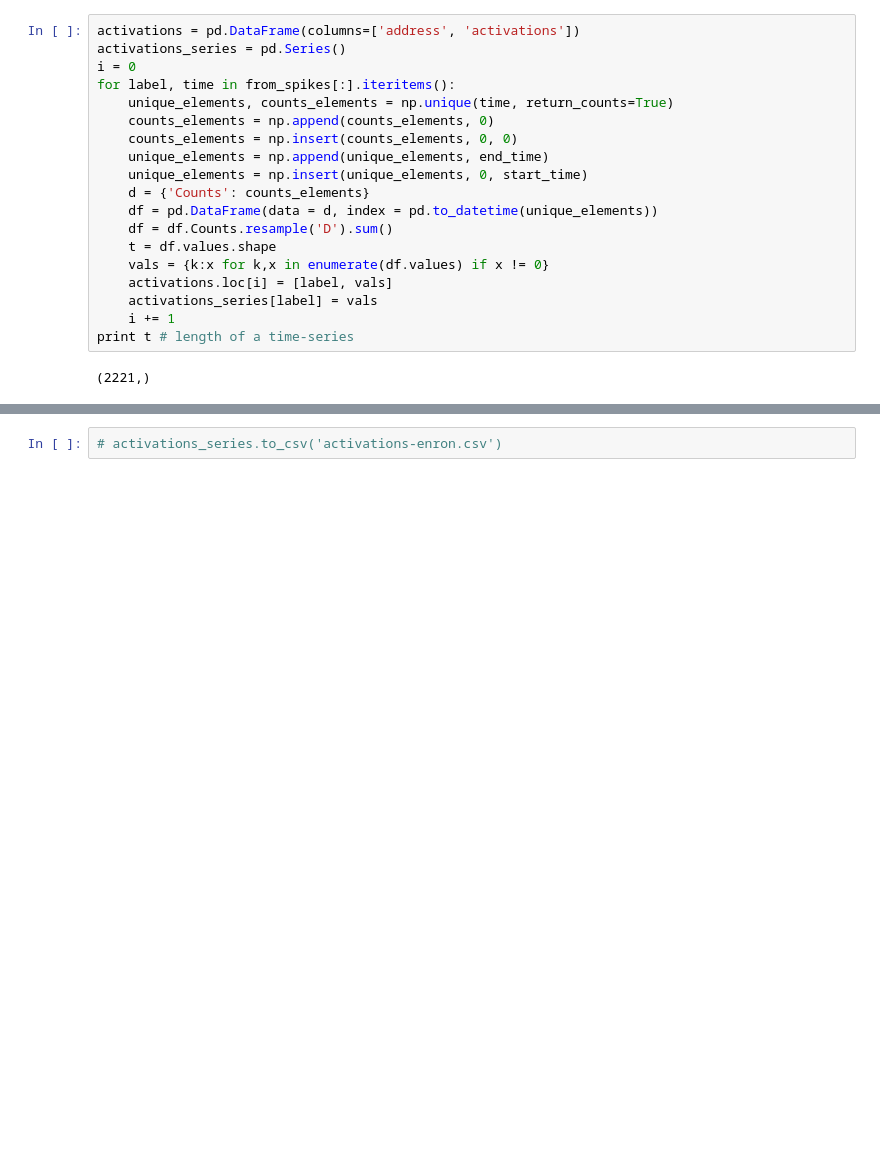
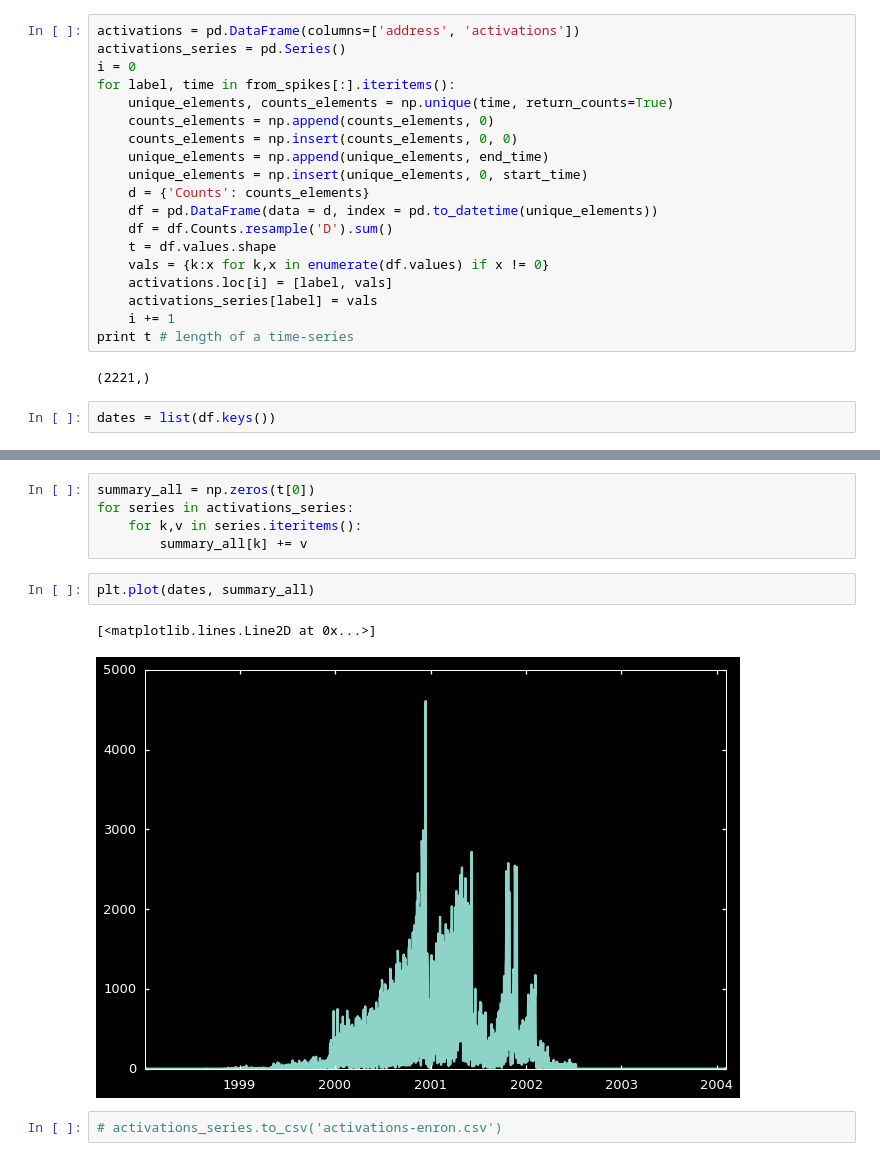
Before and after one commit to mizvol/enron-email-network-analysis, a Jupyter notebook: Enron-graph.ipynb, the cells around one changed output, grey strips where cells are left out. Drawn from its saved outputs; the diff is of its cells as text; blank space fills up the shorter version.

Commit message:
Summary statistics per cluster

```diff
--- a/Enron-graph.ipynb
+++ b/Enron-graph.ipynb
@@ -141,6 +141,8 @@ for label, time in from_spikes[:].iteritems():
 print t # length of a time-series
 # %% [output]
 (2221,)
+# %%
+dates = list(df.keys())
 # %%
 #December
 
@@ -173,6 +175,16 @@ plt.axvline(x= '2001-08-31 00:00:00', color='r', linewidth=1)
 # %% [output]
 <matplotlib.lines.Line2D at 0x...>
 [figure]
+# %%
+summary_all = np.zeros(t[0])
+for series in activations_series:
+    for k,v in series.iteritems():
+        summary_all[k] += v
+# %%
+plt.plot(dates, summary_all)
+# %% [output]
+[<matplotlib.lines.Line2D at 0x...>]
+[figure, added]
 # %%
 # activations_series.to_csv('activations-enron.csv')
 # %%
```
Also changed, not shown: parts of 8 cells of this notebook.
